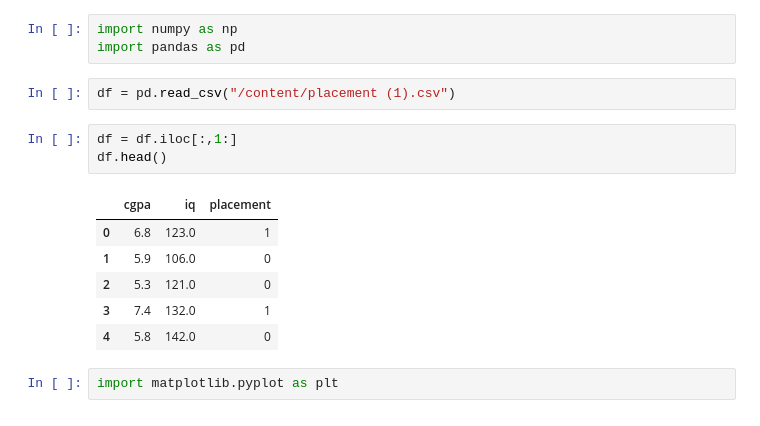
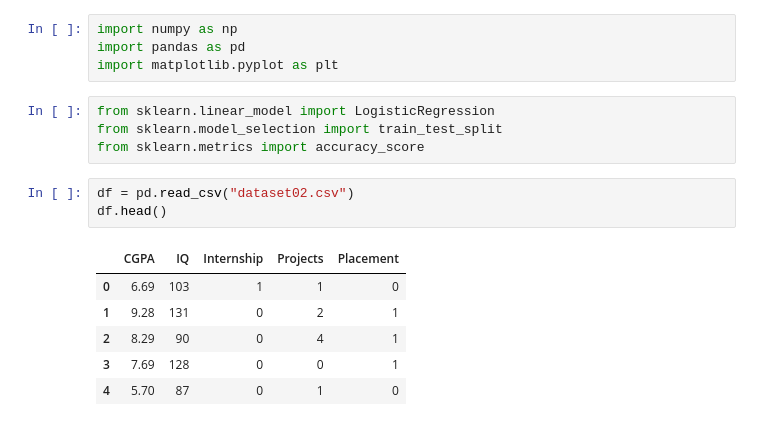
Before and after one commit to Prince-techh/ML_learning, a Jupyter notebook: Logistic_Regression.ipynb, the cells around one changed output. Cells and saved outputs as stored; diff of their text form.

```diff
--- a/Logistic_Regression.ipynb
+++ b/Logistic_Regression.ipynb
@@ -3,18 +3,19 @@
 # %%
 import numpy as np
 import pandas as pd
+import matplotlib.pyplot as plt
+# %%
+from sklearn.linear_model import LogisticRegression
+from sklearn.model_selection import train_test_split
+from sklearn.metrics import accuracy_score
 # %%
-df = pd.read_csv("/content/placement (1).csv")
+df = pd.read_csv("dataset02.csv")
+df.head()
+# %% [output]
+|  | CGPA | IQ | Internship | Projects | Placement |
+| 0 | 6.69 | 103 | 1 | 1 | 0 |
+| 1 | 9.28 | 131 | 0 | 2 | 1 |
+| 2 | 8.29 | 90 | 0 | 4 | 1 |
+| 3 | 7.69 | 128 | 0 | 0 | 1 |
+| 4 | 5.70 | 87 | 0 | 1 | 0 |
-# %%
-df = df.iloc[:,1:]
-df.head()
-# %% [output]
-|  | cgpa | iq | placement |
-| 0 | 6.8 | 123.0 | 1 |
-| 1 | 5.9 | 106.0 | 0 |
-| 2 | 5.3 | 121.0 | 0 |
-| 3 | 7.4 | 132.0 | 1 |
-| 4 | 5.8 | 142.0 | 0 |
-# %%
-import matplotlib.pyplot as plt
 # %%
```
Also changed, not shown: parts of 30 cells of this notebook.
